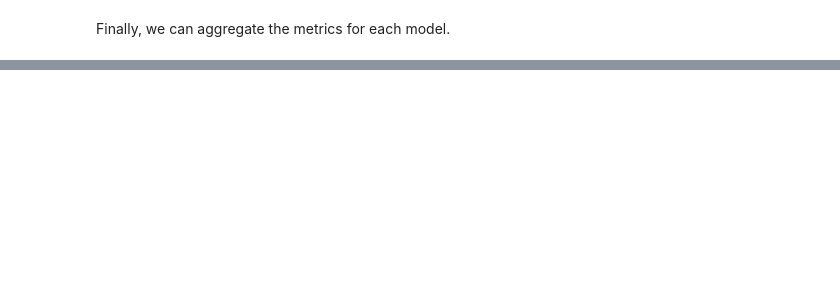
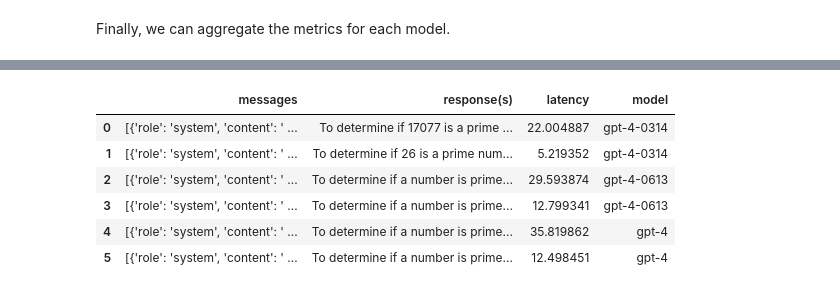
Before and after one commit to hegelai/prompttools, a Jupyter notebook: examples/notebooks/GPT4RegressionTesting.ipynb, the cells around one changed output, grey strips where cells are left out. Drawn from its saved outputs; the diff is of its cells as text; code cells hidden in the pictures; blank space fills up the shorter version.

```diff
--- a/examples/notebooks/GPT4RegressionTesting.ipynb
+++ b/examples/notebooks/GPT4RegressionTesting.ipynb
@@ -125,0 +107,10 @@ openai_experiment.aggregate(metric_name="latency", column_name="model")
+# %%
+openai_experiment.visualize()
+# %% [output]
+|  | messages | response(s) | latency | model |
+| 0 | [{'role': 'system', 'content': ' ... | To determine if 17077 is a prime ... | 22.004887 | gpt-4-0314 |
+| 1 | [{'role': 'system', 'content': ' ... | To determine if 26 is a prime num... | 5.219352 | gpt-4-0314 |
+| 2 | [{'role': 'system', 'content': ' ... | To determine if a number is prime... | 29.593874 | gpt-4-0613 |
+| 3 | [{'role': 'system', 'content': ' ... | To determine if a number is prime... | 12.799341 | gpt-4-0613 |
+| 4 | [{'role': 'system', 'content': ' ... | To determine if a number is prime... | 35.819862 | gpt-4 |
+| 5 | [{'role': 'system', 'content': ' ... | To determine if a number is prime... | 12.498451 | gpt-4 |
```
Also changed, not shown: parts of 7 cells of this notebook.
